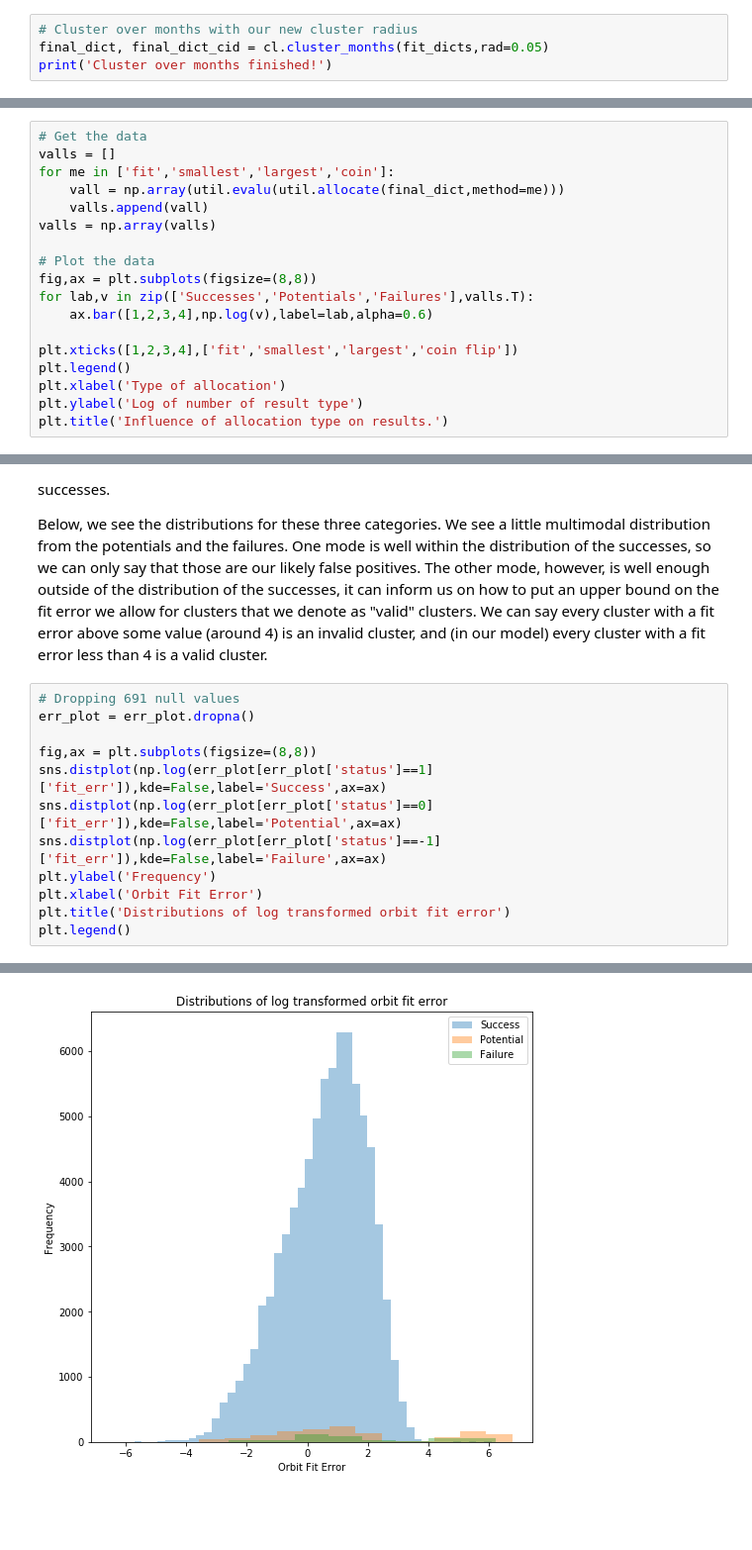
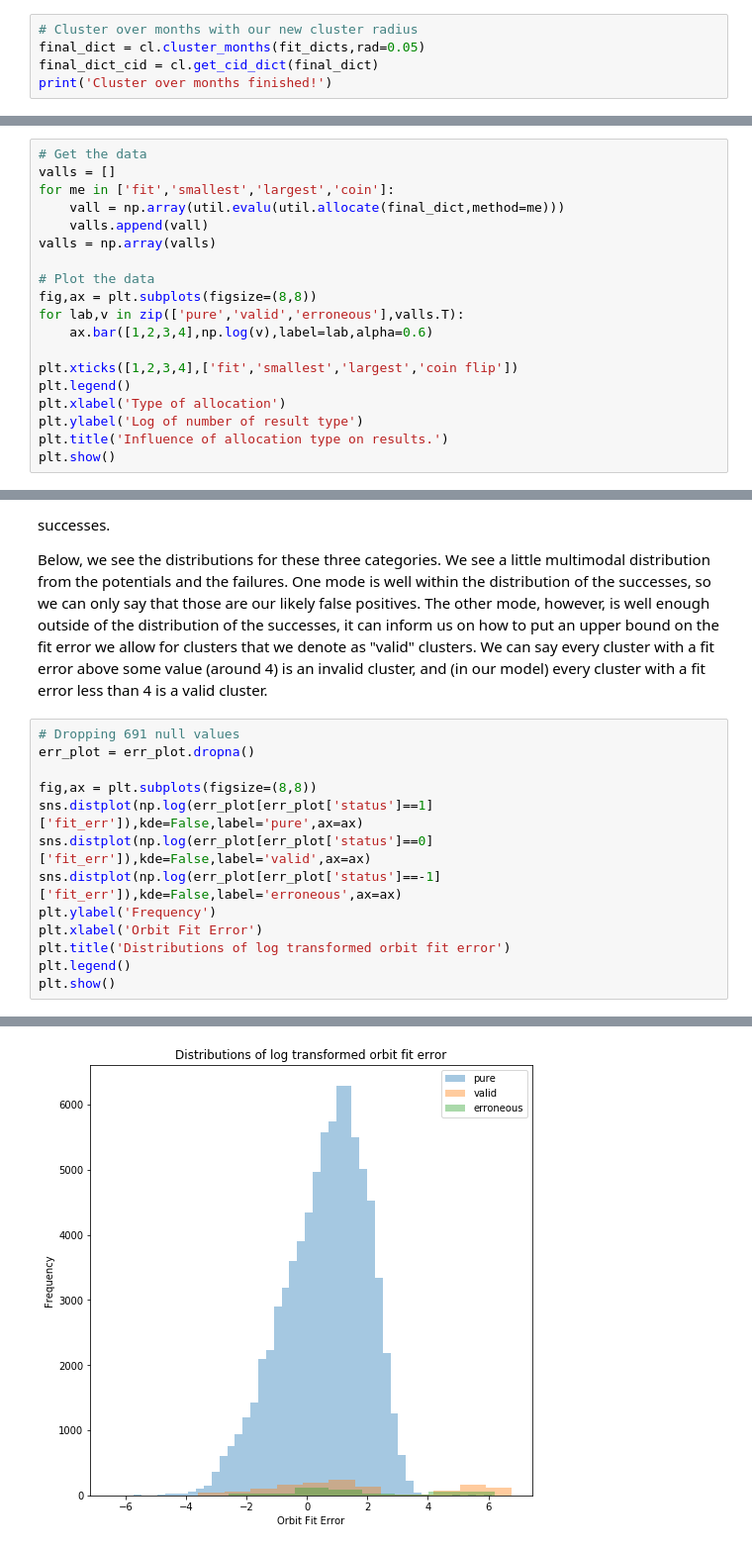
Before and after one commit to pblankley/itf_linking, a Jupyter notebook: linkitf/orbit_fitting.ipynb, the cells around one changed output, grey strips where cells are left out. Shown: that part at 99% size. Saved outputs shown, nothing was run; the diff lists cells and outputs as text; blank space fills up the shorter version.

```diff
--- a/linkitf/orbit_fitting.ipynb
+++ b/linkitf/orbit_fitting.ipynb
@@ -250,7 +252,8 @@ plt.legend()
 Since 0.05 is right around where the elbow starts decreasing quickly, we chose to go with a cluster over months radius of 0.05.
 # %%
 # Cluster over months with our new cluster radius
-final_dict, final_dict_cid = cl.cluster_months(fit_dicts,rad=0.05)
+final_dict = cl.cluster_months(fit_dicts,rad=0.05)
+final_dict_cid = cl.get_cid_dict(final_dict)
 print('Cluster over months finished!')
 # %% [output]
 Cluster over months finished!
@@ -268,7 +271,7 @@ valls = np.array(valls)
 
 # Plot the data
 fig,ax = plt.subplots(figsize=(8,8))
-for lab,v in zip(['Successes','Potentials','Failures'],valls.T):
+for lab,v in zip(['pure','valid','erroneous'],valls.T):
     ax.bar([1,2,3,4],np.log(v),label=lab,alpha=0.6)
 
 plt.xticks([1,2,3,4],['fit','smallest','largest','coin flip'])
@@ -276,4 +279,5 @@ plt.legend()
 plt.xlabel('Type of allocation')
 plt.ylabel('Log of number of result type')
 plt.title('Influence of allocation type on results.')
+plt.show()
 # %% [output]
@@ -358,11 +361,12 @@ Below, we see the distributions for these three categories.  We see a little mul
 err_plot = err_plot.dropna()
 
 fig,ax = plt.subplots(figsize=(8,8))
-sns.distplot(np.log(err_plot[err_plot['status']==1]['fit_err']),kde=False,label='Success',ax=ax)
-sns.distplot(np.log(err_plot[err_plot['status']==0]['fit_err']),kde=False,label='Potential',ax=ax)
-sns.distplot(np.log(err_plot[err_plot['status']==-1]['fit_err']),kde=False,label='Failure',ax=ax)
+sns.distplot(np.log(err_plot[err_plot['status']==1]['fit_err']),kde=False,label='pure',ax=ax)
+sns.distplot(np.log(err_plot[err_plot['status']==0]['fit_err']),kde=False,label='valid',ax=ax)
+sns.distplot(np.log(err_plot[err_plot['status']==-1]['fit_err']),kde=False,label='erroneous',ax=ax)
 plt.ylabel('Frequency')
 plt.xlabel('Orbit Fit Error')
 plt.title('Distributions of log transformed orbit fit error')
 plt.legend()
+plt.show()
 # %% [output]
@@ -370 +373 @@ plt.legend()
-[figure, old version]
+[figure, new version]
```
Also changed, not shown: parts of 12 cells of this notebook, 3 other files.
